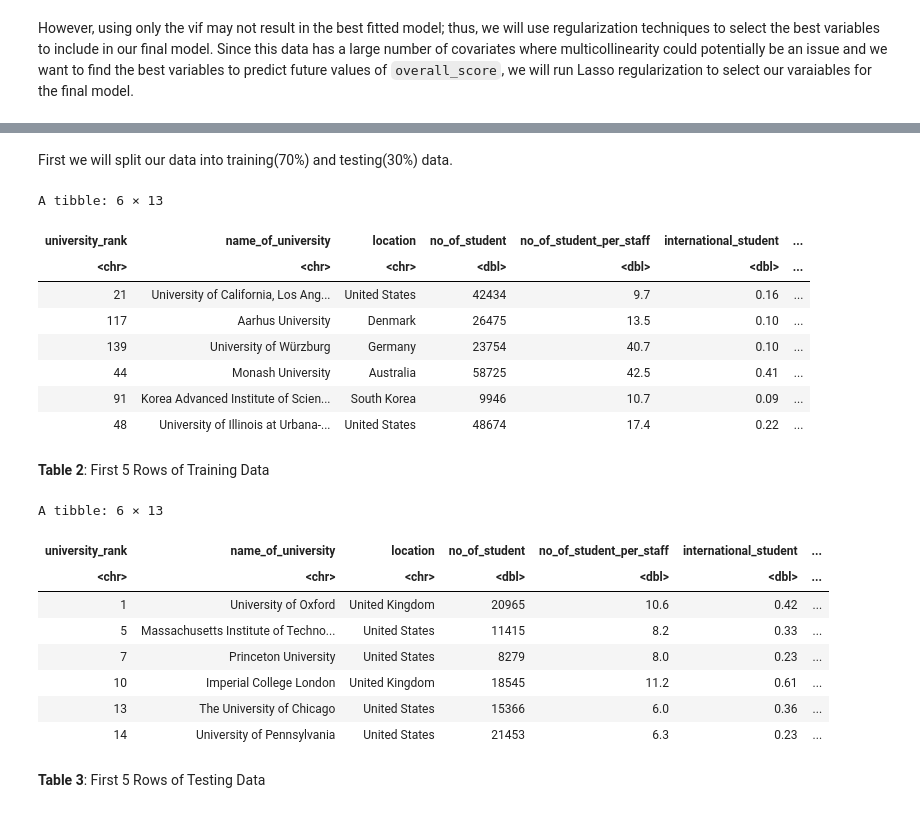
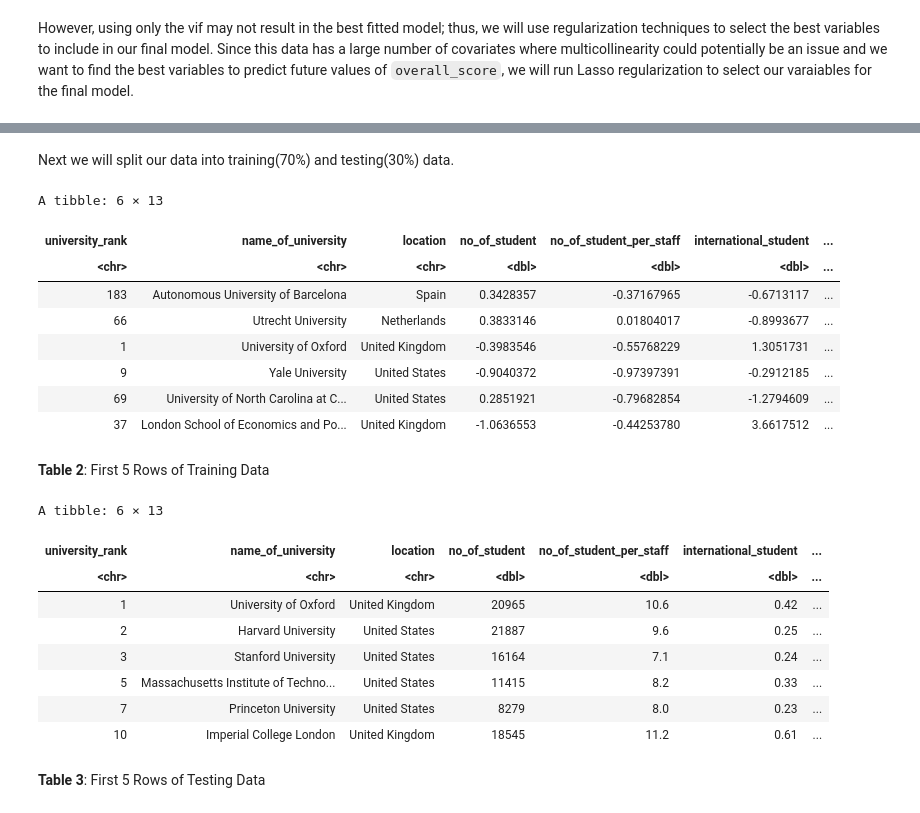
Before and after one commit to ayushtvora/stat-301-group-project, a Jupyter notebook: group_project_report.ipynb, the cells around one changed output, grey strips where cells are left out. Drawn from its saved outputs; the diff is of its cells as text; code cells hidden in the pictures.

Commit message:
standardize covariates

```diff
--- a/group_project_report.ipynb
+++ b/group_project_report.ipynb
@@ -168,0 +189,13 @@ However, using only the vif may not result in the best fitted model; thus, we wi
+# %%
+uni_standardized <- university_data_cleaned |>
+mutate(no_of_student = (no_of_student - mean(no_of_student)) / sd(no_of_student),
+       no_of_student_per_staff = (no_of_student_per_staff - mean(no_of_student_per_staff)) / sd(no_of_student_per_staff),
+       international_student = (international_student - mean(international_student)) / sd(international_student),
+       female_male_ratio = (female_male_ratio - mean(female_male_ratio)) / sd(female_male_ratio),
+       teaching_score = (teaching_score - mean(teaching_score)) / sd(teaching_score),
+       research_score = (research_score - mean(research_score)) / sd(research_score),
+       citations_score = (citations_score - mean(citations_score)) / sd(citations_score),
+       industry_income_score = (industry_income_score - mean(industry_income_score)) / sd(industry_income_score),
+       international_outlook_score = (international_outlook_score - mean(international_outlook_score)) / sd(international_outlook_score)
+       )
+head(uni_standardized)
@@ -169,22 +222,22 @@ However, using only the vif may not result in the best fitted model; thus, we wi
 # %% [markdown]
-First we will split our data into training(70%) and testing(30%) data.
+Next we will split our data into training(70%) and testing(30%) data.
 # %%
 # Main Developer: Kaichi
 
-data_split <- initial_split(university_data_cleaned, prop = 0.7) #splits the dataset into a 7:3 ratio
+data_split <- initial_split(uni_standardized, prop = 0.7) #splits the dataset into a 7:3 ratio
 uni_training <- training(data_split) #creates training data which includes 70% of original data
 uni_testing <- testing(data_split) #creates testing data which includes 30% of original data
 head(uni_training)
 # %% [output]
 A tibble: 6 × 13
 | university_rank | name_of_university | location | no_of_student | no_of_student_per_staff | international_student | ... |
 | <chr> | <chr> | <chr> | <dbl> | <dbl> | <dbl> | ... |
-| 21 | University of California, Los Ang... | United States | 42434 | 9.7 | 0.16 | ... |
-| 117 | Aarhus University | Denmark | 26475 | 13.5 | 0.10 | ... |
-| 139 | University of Würzburg | Germany | 23754 | 40.7 | 0.10 | ... |
-| 44 | Monash University | Australia | 58725 | 42.5 | 0.41 | ... |
-| 91 | Korea Advanced Institute of Scien... | South Korea | 9946 | 10.7 | 0.09 | ... |
-| 48 | University of Illinois at Urbana-... | United States | 48674 | 17.4 | 0.22 | ... |
+| 183 | Autonomous University of Barcelona | Spain | 0.3428357 | -0.37167965 | -0.6713117 | ... |
+| 66 | Utrecht University | Netherlands | 0.3833146 | 0.01804017 | -0.8993677 | ... |
+| 1 | University of Oxford | United Kingdom | -0.3983546 | -0.55768229 | 1.3051731 | ... |
+| 9 | Yale University | United States | -0.9040372 | -0.97397391 | -0.2912185 | ... |
+| 69 | University of North Carolina at C... | United States | 0.2851921 | -0.79682854 | -1.2794609 | ... |
+| 37 | London School of Economics and Po... | United Kingdom | -1.0636553 | -0.44253780 | 3.6617512 | ... |
 # %% [markdown]
 **Table 2**: First 5 Rows of Training Data
 # %%
@@ -194,11 +247,11 @@ A tibble: 6 × 13
 | university_rank | name_of_university | location | no_of_student | no_of_student_per_staff | international_student | ... |
 | <chr> | <chr> | <chr> | <dbl> | <dbl> | <dbl> | ... |
 | 1 | University of Oxford | United Kingdom | 20965 | 10.6 | 0.42 | ... |
+| 2 | Harvard University | United States | 21887 | 9.6 | 0.25 | ... |
+| 3 | Stanford University | United States | 16164 | 7.1 | 0.24 | ... |
 | 5 | Massachusetts Institute of Techno... | United States | 11415 | 8.2 | 0.33 | ... |
 | 7 | Princeton University | United States | 8279 | 8.0 | 0.23 | ... |
 | 10 | Imperial College London | United Kingdom | 18545 | 11.2 | 0.61 | ... |
-| 13 | The University of Chicago | United States | 15366 | 6.0 | 0.36 | ... |
-| 14 | University of Pennsylvania | United States | 21453 | 6.3 | 0.23 | ... |
 # %% [markdown]
 **Table 3**: First 5 Rows of Testing Data
 # %% [markdown]
```
Also changed, not shown: parts of 9 cells of this notebook.
